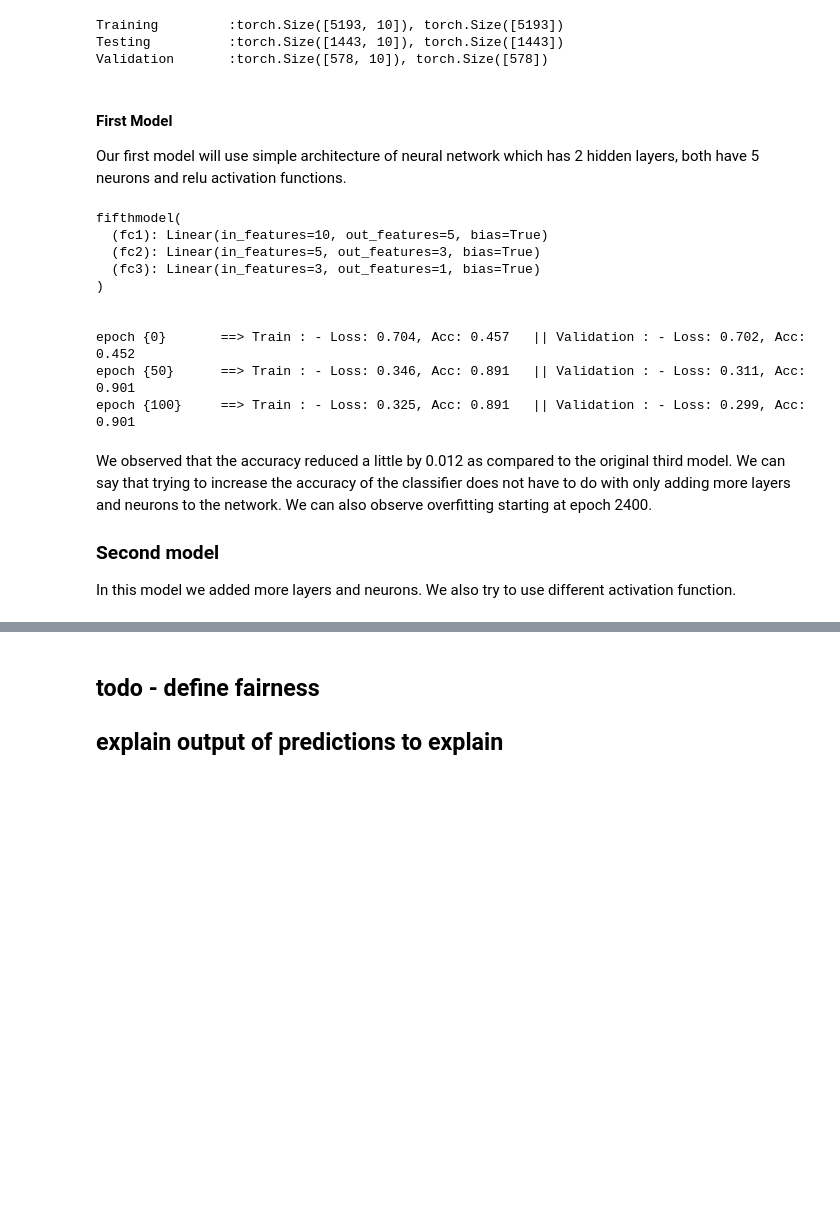
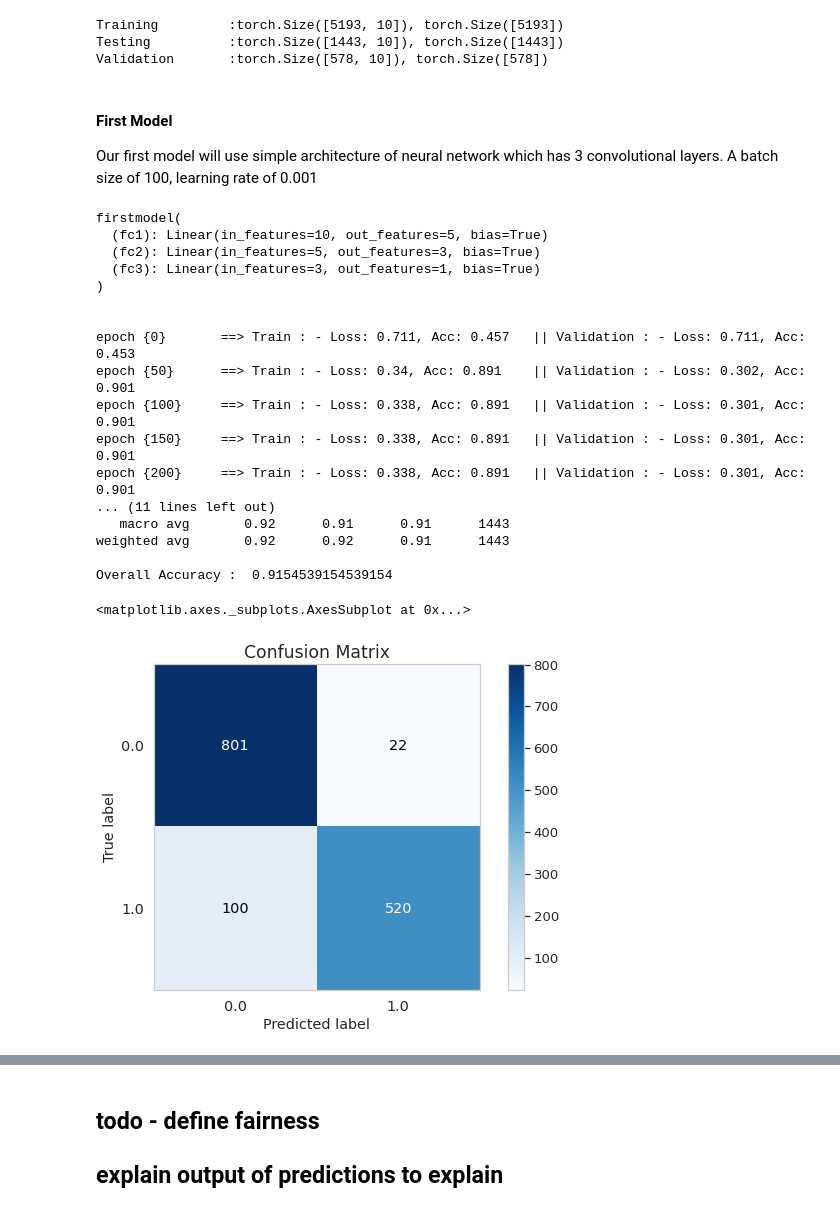
Before and after one commit to irmanfaqrizal/datascience, a Jupyter notebook: secondpartnew.ipynb, the cells around one changed output, grey strips where cells are left out. Cells and saved outputs as stored; diff of their text form; code cells hidden in the pictures; blank space fills up the shorter version.

```diff
--- a/secondpartnew.ipynb
+++ b/secondpartnew.ipynb
@@ -217,12 +259,12 @@ Testing          :torch.Size([1443, 10]), torch.Size([1443])
 Validation       :torch.Size([578, 10]), torch.Size([578])
 # %% [markdown]
 #### First Model
-Our first model will use simple architecture of neural network which has 2 hidden layers, both have 5 neurons and relu activation functions.
+Our first model will use simple architecture of neural network which has 3 convolutional layers. A batch size of 100, learning rate of 0.001
 # %%
 # Defining the model #1
-class fifthmodel(nn.Module):
+class firstmodel(nn.Module):
   def __init__(self, n_features):
-    super(fifthmodel, self).__init__()
+    super(firstmodel, self).__init__()
     self.fc1 = nn.Linear(n_features, 5)
     self.fc2 = nn.Linear(5, 3)
     self.fc3 = nn.Linear(3, 1)
@@ -231,7 +273,7 @@ class fifthmodel(nn.Module):
     x = F.relu(self.fc2(x))
     return torch.sigmoid(self.fc3(x))
 
-net = fifthmodel(X_train.shape[1])
+net = firstmodel(X_train.shape[1])
 print(net)
 
 def calculate_accuracy(y_true, y_pred):
@@ -258,39 +300,44 @@ for epoch in range (max_epochs):
 
         # Fit the training data and validate
         train_pred = net(batch_x)
         train_pred = torch.squeeze(train_pred)
         train_loss = criterion(train_pred, batch_y)
         train_acc = calculate_accuracy(batch_y, train_pred)
         y_validate_pred = net(X_validate)
         y_validate_pred = torch.squeeze(y_validate_pred)
         validate_loss = criterion(y_validate_pred, y_validate)
         validation_acc = calculate_accuracy(y_validate, y_validate_pred)
         optimizer.zero_grad()
         train_loss.backward()
         optimizer.step()
     if epoch % 50 == 0:
         print( f'''epoch { {epoch} } \t==> Train : - Loss: {round_tensor(train_loss)}, Acc: {round_tensor(train_acc)} \t|| Validation : - Loss: {round_tensor(validate_loss)}, Acc: {round_tensor(validation_acc)}''')
 
 
 # Test the model using test set
 y_pred = net(X_test)
 y_pred = y_pred.ge(.5).view(-1).cpu()
 y_test = y_test.cpu()
-print(classification_report(y_test, y_pred, target_names=classes))
+print('\n classification report \n', classification_report(y_test, y_pred, target_names=classes))
 print("Overall Accuracy : " , str(accuracy_score(y_test, y_pred)))
 skplt.metrics.plot_confusion_matrix(y_test, y_pred)
 # %% [output]
-fifthmodel(
+firstmodel(
   (fc1): Linear(in_features=10, out_features=5, bias=True)
   (fc2): Linear(in_features=5, out_features=3, bias=True)
   (fc3): Linear(in_features=3, out_features=1, bias=True)
 )
 
 
-epoch {0}       ==> Train : - Loss: 0.704, Acc: 0.457   || Validation : - Loss: 0.702, Acc: 0.452
-epoch {50}      ==> Train : - Loss: 0.346, Acc: 0.891   || Validation : - Loss: 0.311, Acc: 0.901
-epoch {100}     ==> Train : - Loss: 0.325, Acc: 0.891   || Validation : - Loss: 0.299, Acc: 0.901
+epoch {0}       ==> Train : - Loss: 0.711, Acc: 0.457   || Validation : - Loss: 0.711, Acc: 0.453
+epoch {50}      ==> Train : - Loss: 0.34, Acc: 0.891    || Validation : - Loss: 0.302, Acc: 0.901
+epoch {100}     ==> Train : - Loss: 0.338, Acc: 0.891   || Validation : - Loss: 0.301, Acc: 0.901
+epoch {150}     ==> Train : - Loss: 0.338, Acc: 0.891   || Validation : - Loss: 0.301, Acc: 0.901
+epoch {200}     ==> Train : - Loss: 0.338, Acc: 0.891   || Validation : - Loss: 0.301, Acc: 0.901
+... (11 lines left out)
+   macro avg       0.92      0.91      0.91      1443
+weighted avg       0.92      0.92      0.91      1443
+
+Overall Accuracy :  0.9154539154539154
+<matplotlib.axes._subplots.AxesSubplot at 0x...>
+[figure, added]
-# %% [markdown]
-We observed that the accuracy reduced a little by 0.012 as compared to the original third model. We can say that trying to increase the accuracy of the classifier does not have to do with only adding more layers and neurons to the network. We can also observe overfitting starting at epoch 2400.
-### Second model
-In this model we added more layers and neurons. We also try to use different activation function.
```
Also changed, not shown: parts of 24 cells of this notebook.
